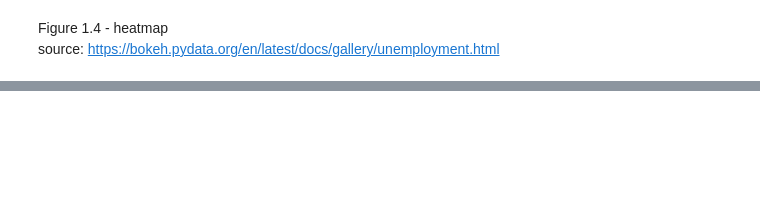
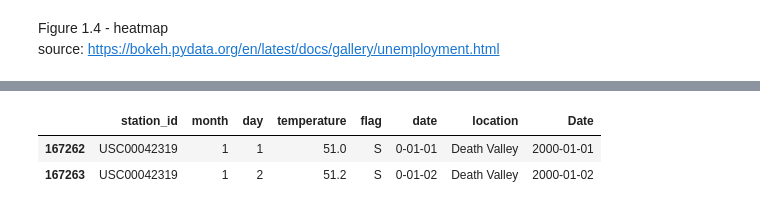
Before and after one commit to kanishkd4/dataviz, a Jupyter notebook: bokeh_nbs/Chapter 1 - Visualizing Data.ipynb, the cells around one changed output, grey strips where cells are left out. Saved outputs shown, nothing was run; the diff lists cells and outputs as text; code cells hidden in the pictures; blank space fills up the shorter version.

```diff
--- a/bokeh_nbs/Chapter 1 - Visualizing Data.ipynb
+++ b/bokeh_nbs/Chapter 1 - Visualizing Data.ipynb
@@ -223,0 +241,6 @@ cities = list(base.city.drop_duplicates())
+# %%
+base.head(2)
+# %% [output]
+|  | station_id | month | day | temperature | flag | date | location | Date |
+| 167262 | USC00042319 | 1 | 1 | 51.0 | S | 0-01-01 | Death Valley | 2000-01-01 |
+| 167263 | USC00042319 | 1 | 2 | 51.2 | S | 0-01-02 | Death Valley | 2000-01-02 |
```
Also changed, not shown: parts of 35 cells of this notebook.
